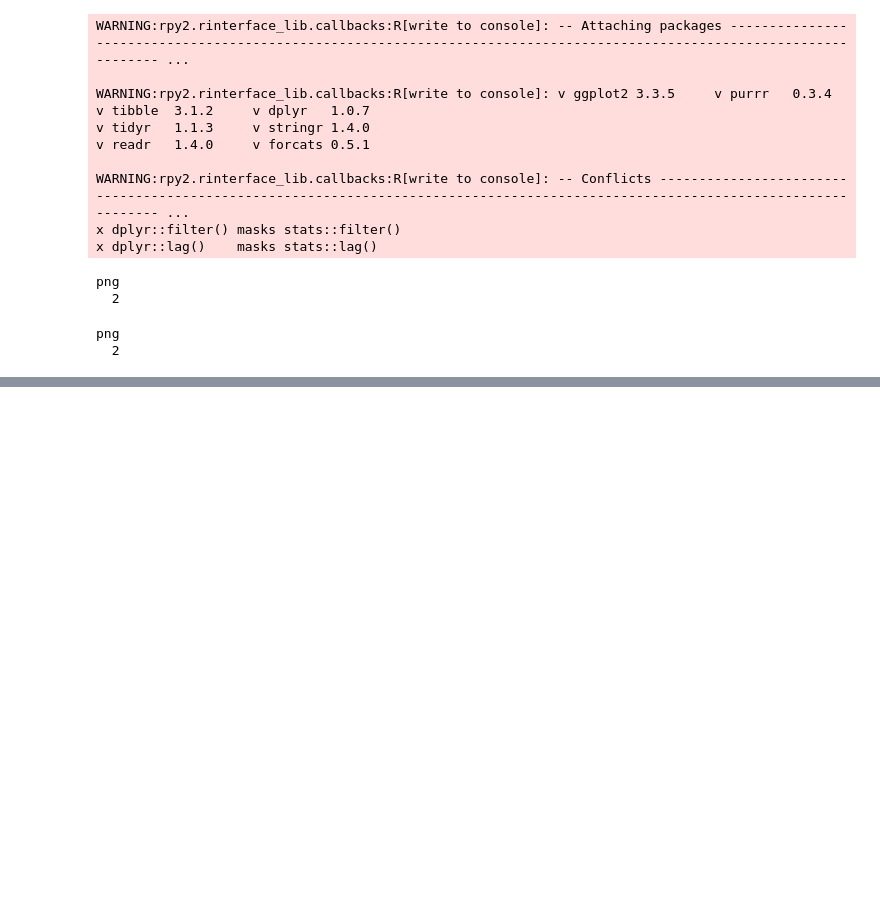
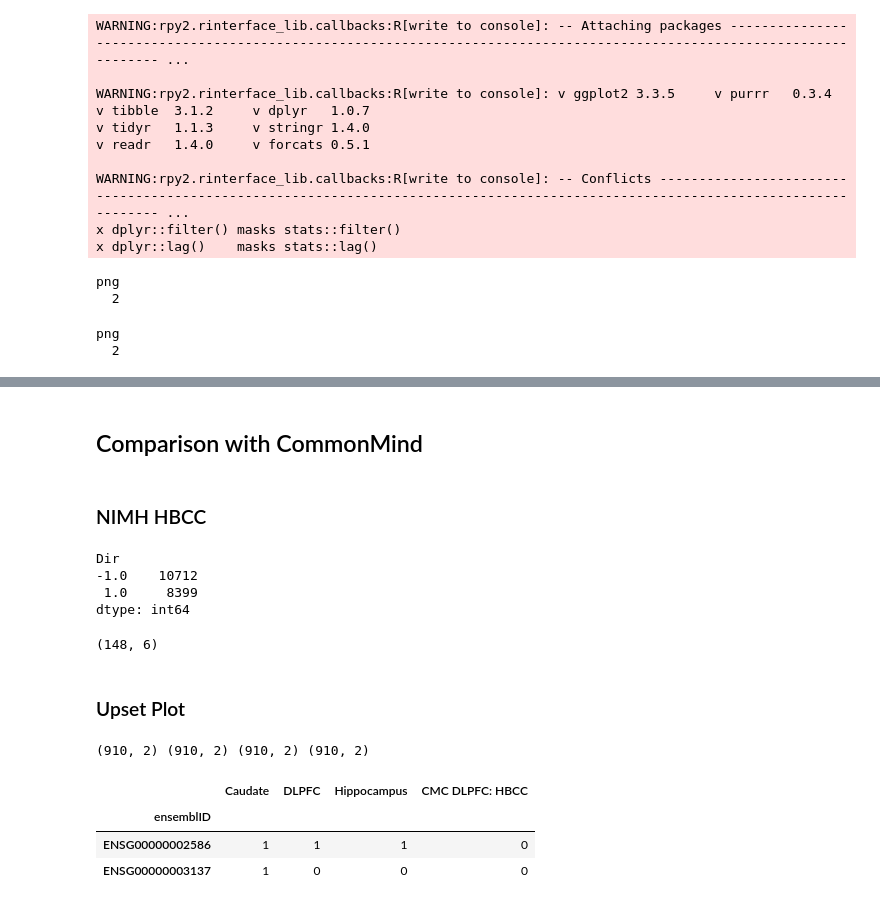
Before and after one commit to LieberInstitute/sex_differences_sz, a Jupyter notebook: differential_expression/tissue_comparison/upset_plots/_h/main.ipynb, the cells around one changed output, grey strips where cells are left out. Saved outputs shown, nothing was run; the diff lists cells and outputs as text; code cells hidden in the pictures; blank space fills up the shorter version.

```diff
--- a/differential_expression/tissue_comparison/upset_plots/_h/main.ipynb
+++ b/differential_expression/tissue_comparison/upset_plots/_h/main.ipynb
@@ -555,0 +559,55 @@ print("%0.2f%% of shared DEG are allosomal!" % dd)
+# %% [markdown]
+## Comparison with CommonMind
+# %% [markdown]
+### NIMH HBCC
+# %%
+cmc_hbcc = get_deg(config['cmc_hbcc'])
+cmc_hbcc.groupby('Dir').size()
+# %% [output]
+Dir
+-1.0    10712
+ 1.0     8399
+dtype: int64
+# %%
+cmc_hbcc[(cmc_hbcc['adj.P.Val'] < 0.05)].shape
+# %% [output]
+(148, 6)
+# %% [markdown]
+### Upset Plot
+# %%
+## MSSM Penn Pitt
+cmc = cmc_hbcc[(cmc_hbcc['adj.P.Val'] < 0.05)].copy()
+cmc['CMC DLPFC: HBCC'] = 1
+cmc = cmc[['ensemblID', 'CMC DLPFC: HBCC']].groupby('ensemblID').first().reset_index()
+# %%
+geneList = pd.merge(phase3_caudate[['ensemblID']], phase2_dlpfc[['ensemblID']],
+                    on=['ensemblID'], how='outer')\
+             .merge(phase2_hippo[['ensemblID']], on=['ensemblID'], how='outer')\
+             .merge(cmc[['ensemblID']], on=['ensemblID'], how='outer')\
+             .groupby(['ensemblID']).first().reset_index()
+
+newC = pd.merge(geneList, phase3_caudate, on=['ensemblID'], how='outer').fillna(0)
+newC['Caudate'] = newC['Caudate'].astype('int')
+
+newD1 = pd.merge(geneList, phase2_dlpfc, on=['ensemblID'], how='outer').fillna(0)
+newD1['DLPFC'] = newD1['DLPFC'].astype('int')
+
+newH = pd.merge(geneList, phase2_hippo, on=['ensemblID'], how='outer').fillna(0)
+newH['Hippocampus'] = newH['Hippocampus'].astype('int')
+
+newCMC = pd.merge(geneList, cmc, on=['ensemblID'], how='outer').fillna(0)
+newCMC['CMC DLPFC: HBCC'] = newCMC['CMC DLPFC: HBCC'].astype('int')
+
+print(newC.shape, newH.shape, newD1.shape, newCMC.shape)
+# %% [output]
+(910, 2) (910, 2) (910, 2) (910, 2)
+# %%
+df = pd.concat([newC.set_index(['ensemblID']), newD1.set_index(['ensemblID']),
+                newH.set_index(['ensemblID']), newCMC.set_index(['ensemblID'])],
+               axis=1, join='outer')
+df.head(2)
+# %% [output]
+|  | Caudate | DLPFC | Hippocampus | CMC DLPFC: HBCC |
+| ensemblID |  |  |  |  |
+| ENSG00000002586 | 1 | 1 | 1 | 0 |
+| ENSG00000003137 | 1 | 0 | 0 | 0 |
```
Also changed, not shown: parts of 28 cells of this notebook, 15 other files.
